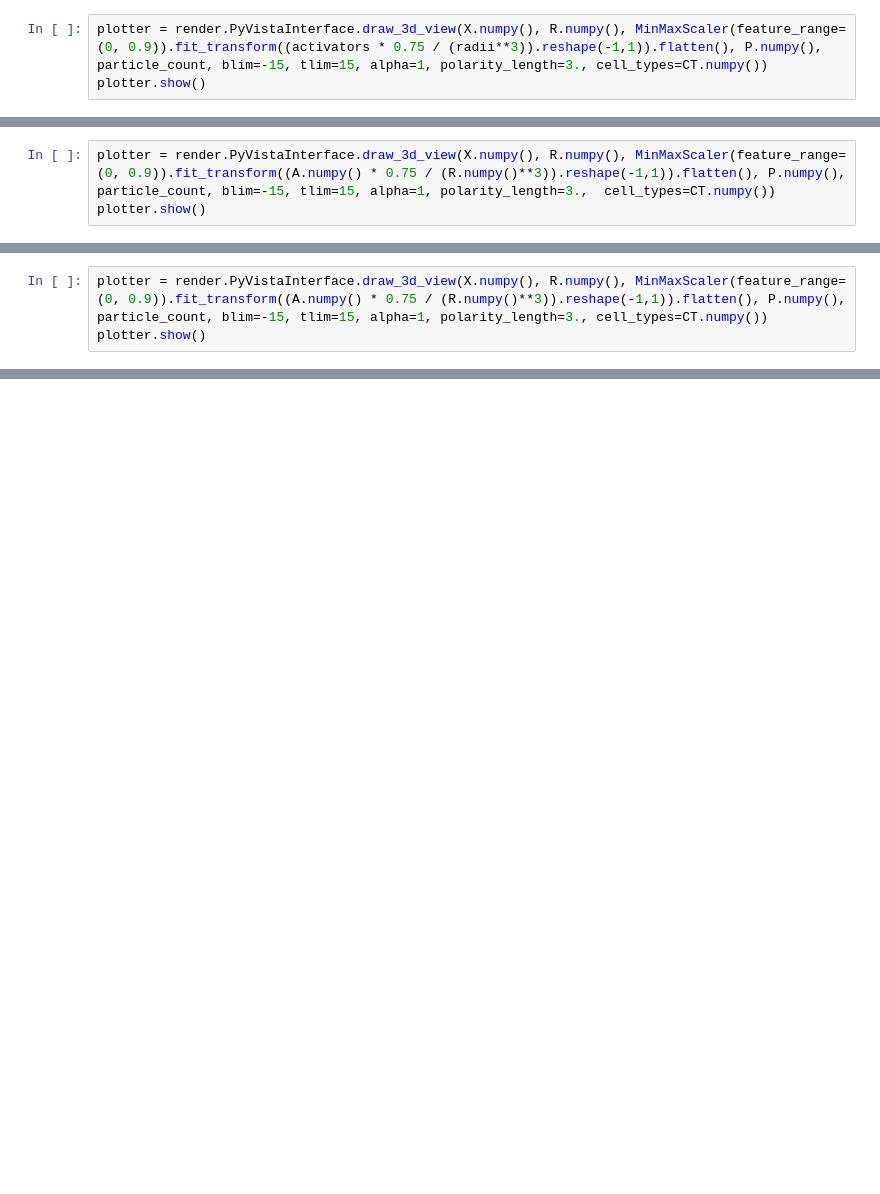
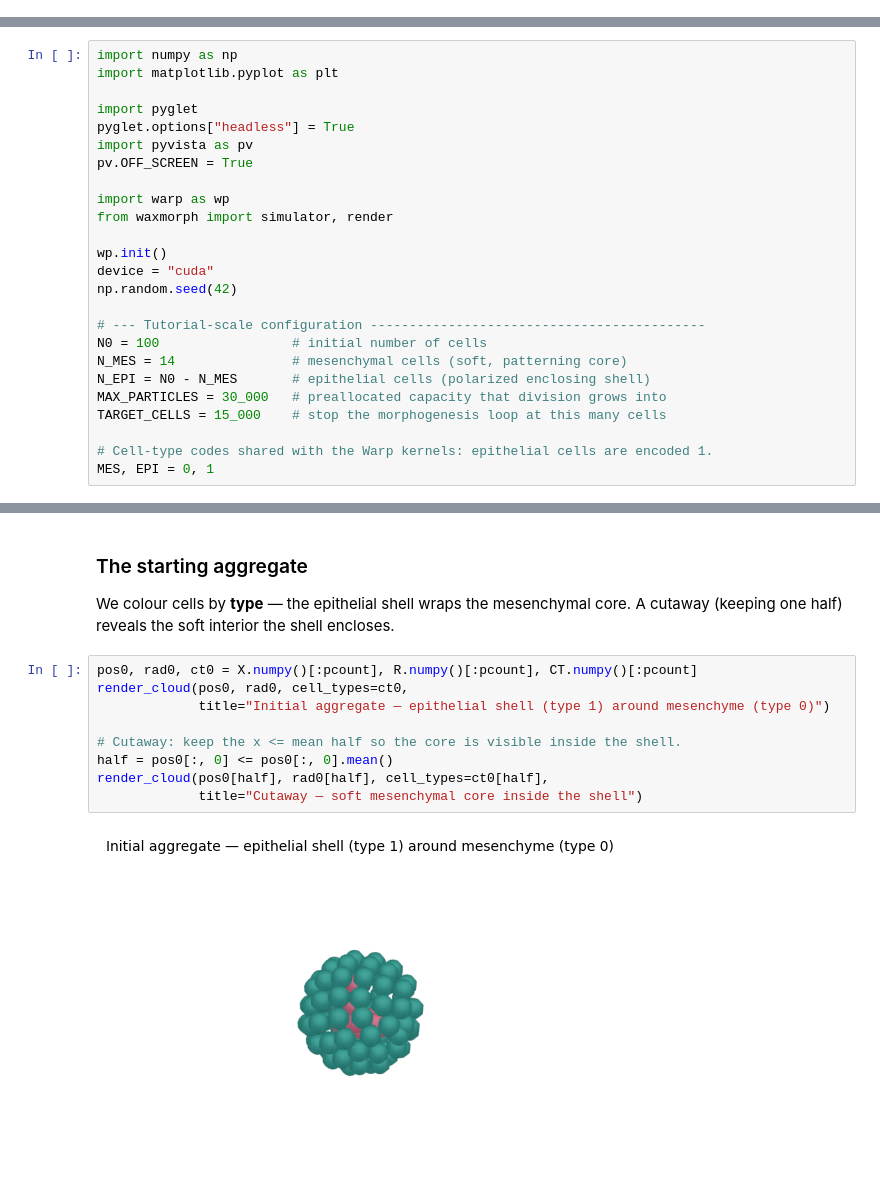
Before and after one commit to Computational-Morphogenomics-Group/waxmorph, a Jupyter notebook: simulation_with_autodiff.ipynb, the cells around one changed output, grey strips where cells are left out. Cells and saved outputs as stored; diff of their text form; blank space fills up the shorter version.

Commit message:
polish forward tutorial, fix docs warnings

```diff
--- a/simulation_with_autodiff.ipynb
+++ b/simulation_with_autodiff.ipynb
@@ -200,3 +0,0 @@ with render.WarpMovieRenderer(
-# %%
-plotter = render.PyVistaInterface.draw_3d_view(X.numpy(), R.numpy(), MinMaxScaler(feature_range=(0, 0.9)).fit_transform((activators * 0.75 / (radii**3)).reshape(-1,1)).flatten(), P.numpy(), particle_count, blim=-15, tlim=15, alpha=1, polarity_length=3., cell_types=CT.numpy())
-plotter.show()
@@ -263,3 +0,0 @@ plt.plot([i_s[i][0] for i in range(len(i_s))])
-# %%
-plotter = render.PyVistaInterface.draw_3d_view(X.numpy(), R.numpy(), MinMaxScaler(feature_range=(0, 0.9)).fit_transform((A.numpy() * 0.75 / (R.numpy()**3)).reshape(-1,1)).flatten(), P.numpy(), particle_count, blim=-15, tlim=15, alpha=1, polarity_length=3.,  cell_types=CT.numpy())
-plotter.show()
@@ -294,3 +0,0 @@ for t in trange(20000):
-# %%
-plotter = render.PyVistaInterface.draw_3d_view(X.numpy(), R.numpy(), MinMaxScaler(feature_range=(0, 0.9)).fit_transform((A.numpy() * 0.75 / (R.numpy()**3)).reshape(-1,1)).flatten(), P.numpy(), particle_count, blim=-15, tlim=15, alpha=1, polarity_length=3., cell_types=CT.numpy())
-plotter.show()
@@ -1687,0 +8,25 @@ plt.show()
+# %%
+import numpy as np
+import matplotlib.pyplot as plt
+
+import pyglet
+pyglet.options["headless"] = True
+import pyvista as pv
+pv.OFF_SCREEN = True
+
+import warp as wp
+from waxmorph import simulator, render
+
+wp.init()
+device = "cuda"
+np.random.seed(42)
+
+# --- Tutorial-scale configuration -------------------------------------------
+N0 = 100                 # initial number of cells
+N_MES = 14               # mesenchymal cells (soft, patterning core)
+N_EPI = N0 - N_MES       # epithelial cells (polarized enclosing shell)
+MAX_PARTICLES = 30_000   # preallocated capacity that division grows into
+TARGET_CELLS = 15_000    # stop the morphogenesis loop at this many cells
+
+# Cell-type codes shared with the Warp kernels: epithelial cells are encoded 1.
+MES, EPI = 0, 1
@@ -1687,0 +173,16 @@ plt.show()
+# %% [markdown]
+### The starting aggregate
+
+We colour cells by **type** — the epithelial shell wraps the mesenchymal core.
+A cutaway (keeping one half) reveals the soft interior the shell encloses.
+# %%
+pos0, rad0, ct0 = X.numpy()[:pcount], R.numpy()[:pcount], CT.numpy()[:pcount]
+render_cloud(pos0, rad0, cell_types=ct0,
+             title="Initial aggregate — epithelial shell (type 1) around mesenchyme (type 0)")
+
+# Cutaway: keep the x <= mean half so the core is visible inside the shell.
+half = pos0[:, 0] <= pos0[:, 0].mean()
+render_cloud(pos0[half], rad0[half], cell_types=ct0[half],
+             title="Cutaway — soft mesenchymal core inside the shell")
+# %% [output]
+[figure, added]
```
Also changed, not shown: parts of 43 cells of this notebook, 4 other files.
